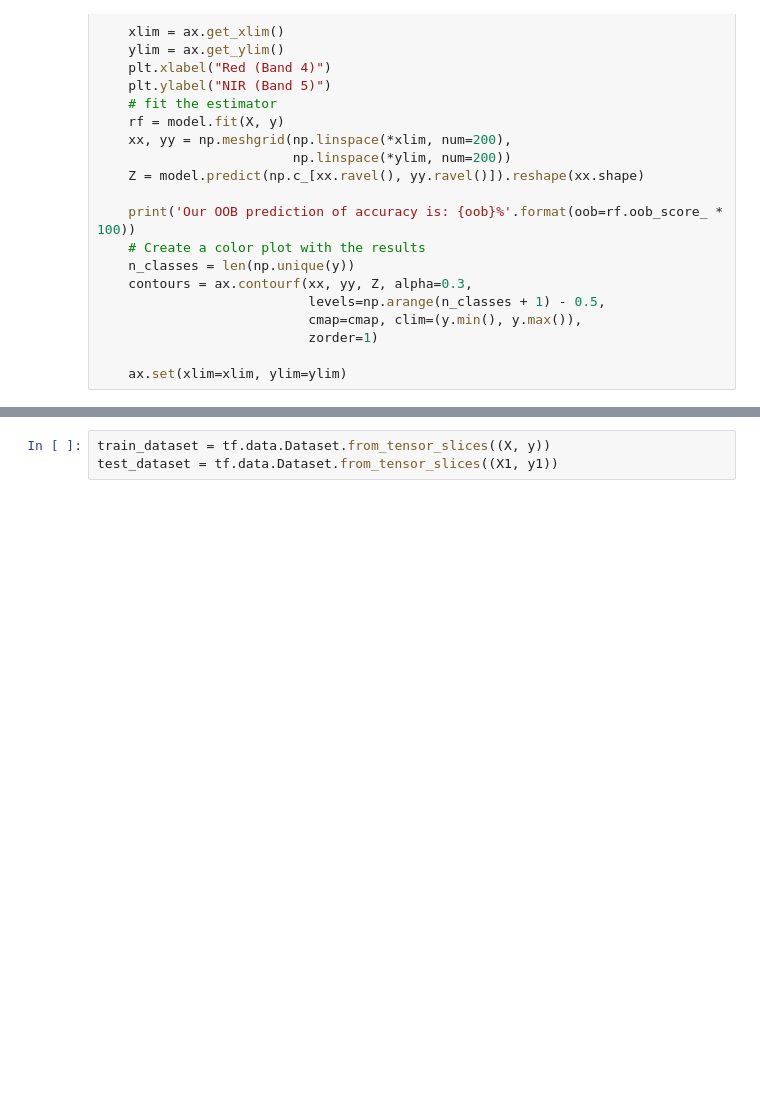
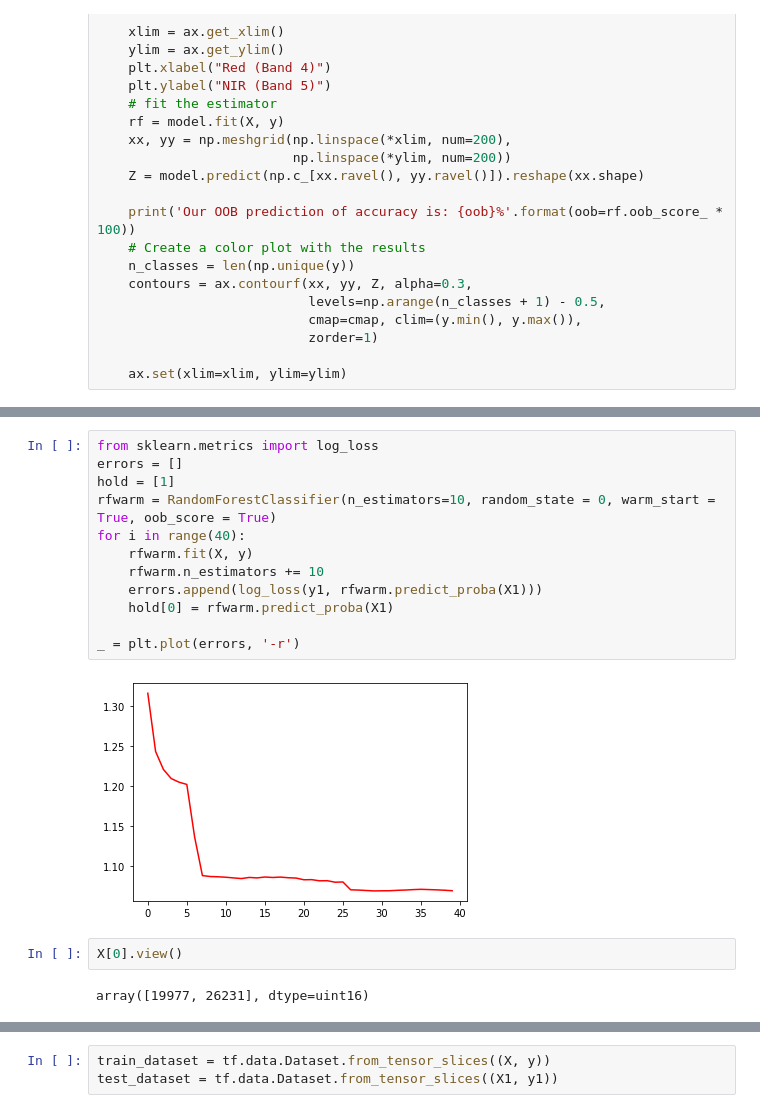
Before and after one commit to varunt23/Rainforest_Degradation, a Jupyter notebook: MLImageClassification.ipynb, the cells around one changed output, grey strips where cells are left out. Saved outputs shown, nothing was run; the diff lists cells and outputs as text; blank space fills up the shorter version.

```diff
--- a/MLImageClassification.ipynb
+++ b/MLImageClassification.ipynb
@@ -403,3 +383,21 @@ rf_model.score(X1,y1)
+# %%
+from sklearn.metrics import log_loss
+errors = []
+hold = [1]
+rfwarm = RandomForestClassifier(n_estimators=10, random_state = 0, warm_start = True, oob_score = True)
+for i in range(40):
+    rfwarm.fit(X, y)
+    rfwarm.n_estimators += 10
+    errors.append(log_loss(y1, rfwarm.predict_proba(X1)))
+    hold[0] = rfwarm.predict_proba(X1)
+
+_ = plt.plot(errors, '-r')
+# %% [output]
+[figure, added]
+# %%
+X[0].view()
+# %% [output]
+array([19977, 26231], dtype=uint16)
 # %%
 from sklearn.ensemble import GradientBoostingClassifier
 index = np.random.choice(ndvi_rs.shape[0], 50000, replace=False)
```
Also changed, not shown: parts of 17 cells of this notebook.
